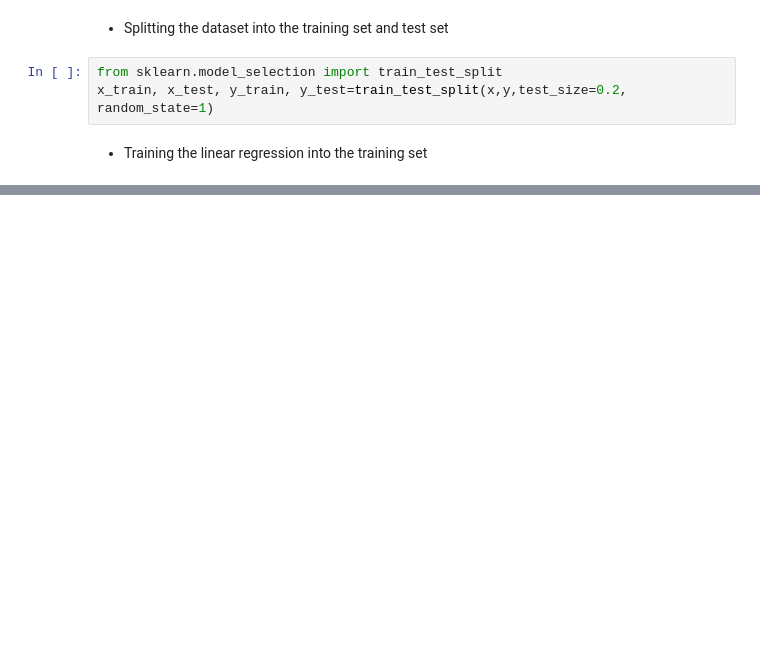
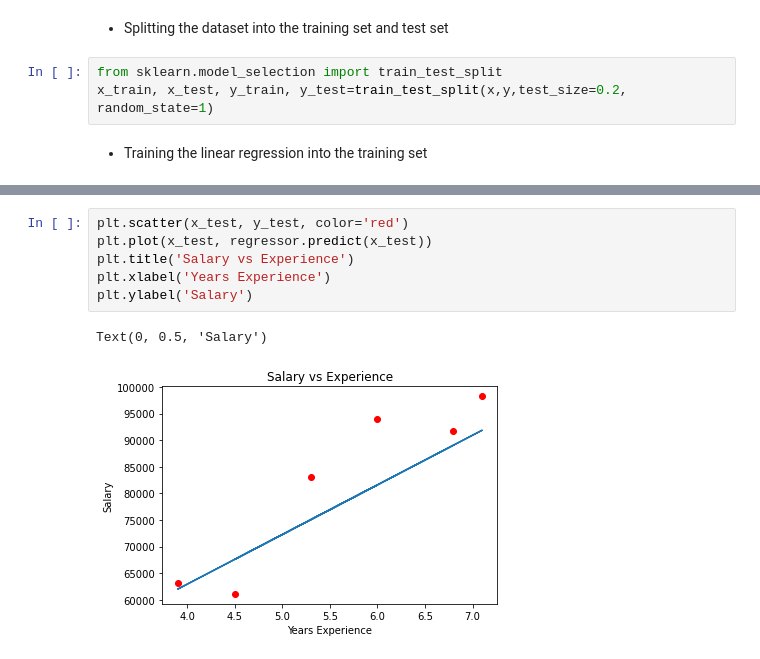
Before and after one commit to kineticske/np-pd-practice, a Jupyter notebook: Regression.ipynb, the cells around one changed output, grey strips where cells are left out. Cells and saved outputs as stored; diff of their text form; blank space fills up the shorter version.

```diff
--- a/Regression.ipynb
+++ b/Regression.ipynb
@@ -51,0 +90,9 @@ x_train, x_test, y_train, y_test=train_test_split(x,y,test_size=0.2, random_stat
+# %%
+plt.scatter(x_test, y_test, color='red')
+plt.plot(x_test, regressor.predict(x_test))
+plt.title('Salary vs Experience')
+plt.xlabel('Years Experience')
+plt.ylabel('Salary')
+# %% [output]
+Text(0, 0.5, 'Salary')
+[figure, added]
```
Also changed, not shown: parts of 8 cells of this notebook.
